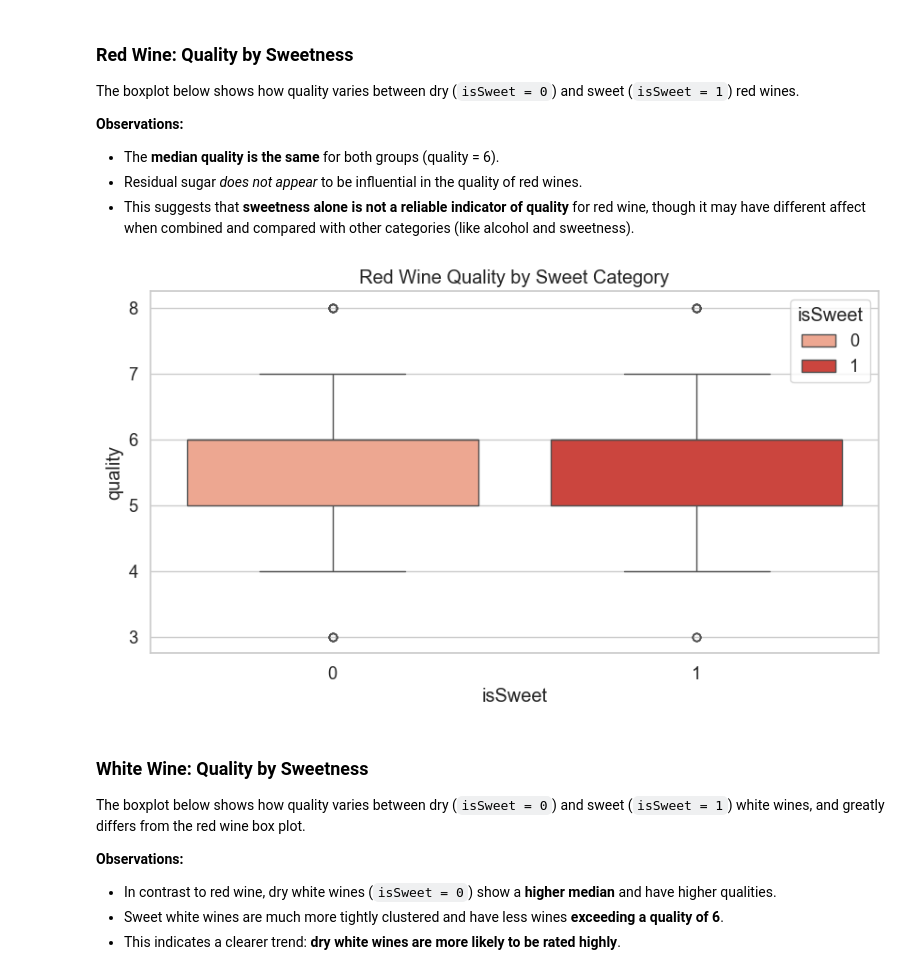
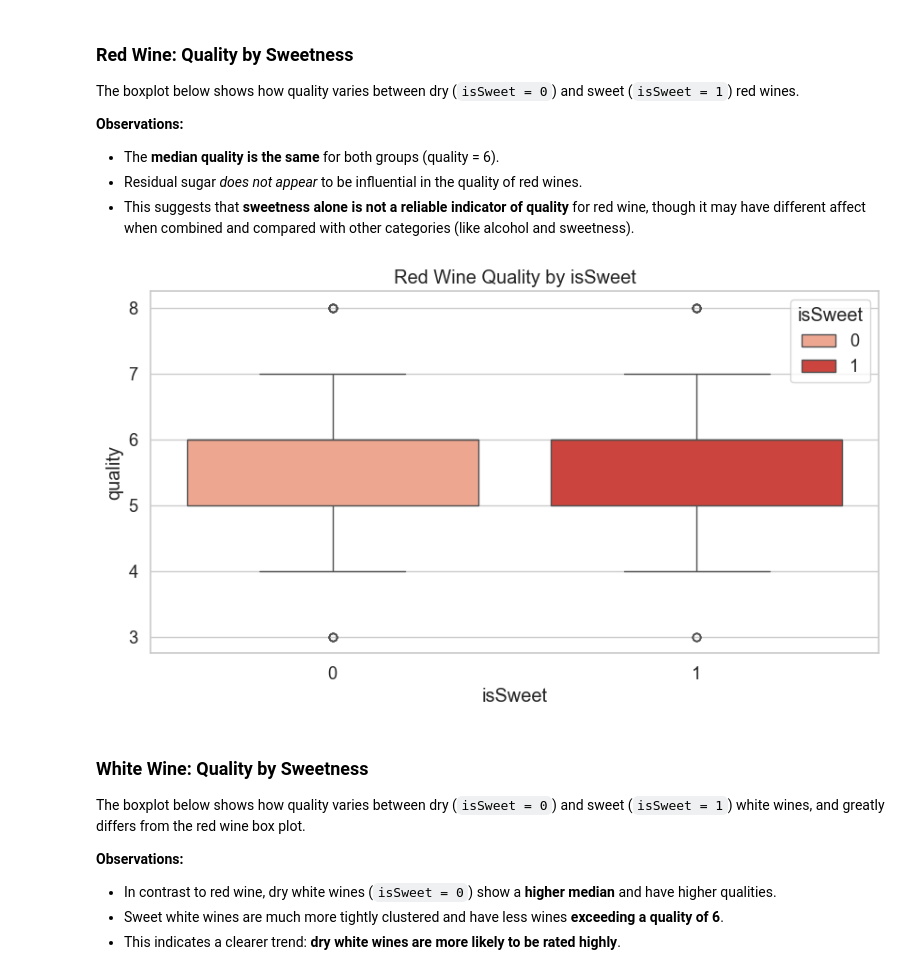
Before and after one commit to k1k12/2034_CW, a Jupyter notebook: notebooks/wine_analysis.ipynb, the cells around one changed output. Cells and saved outputs as stored; diff of their text form; code cells hidden in the pictures.

```diff
--- a/notebooks/wine_analysis.ipynb
+++ b/notebooks/wine_analysis.ipynb
@@ -247,12 +247,12 @@ The boxplot below shows how quality varies between dry (`isSweet = 0`) and sweet
 # %%
 # Red wine by sweetness
 plt.figure(figsize=(10, 5))
 sns.boxplot(data=wine_red, x="isSweet", y="quality", palette="Reds", hue="isSweet")
-plt.title("Red Wine Quality by Sweet Category")
+plt.title("Red Wine Quality by isSweet")
 plt.savefig("../figures/red_quality_by_sugar.png")
 plt.show()
 # %% [output]
-[figure, old version]
+[figure, new version]
 # %% [markdown]
 ### White Wine: Quality by Sweetness
 
```
Also changed, not shown: parts of 34 cells of this notebook.
